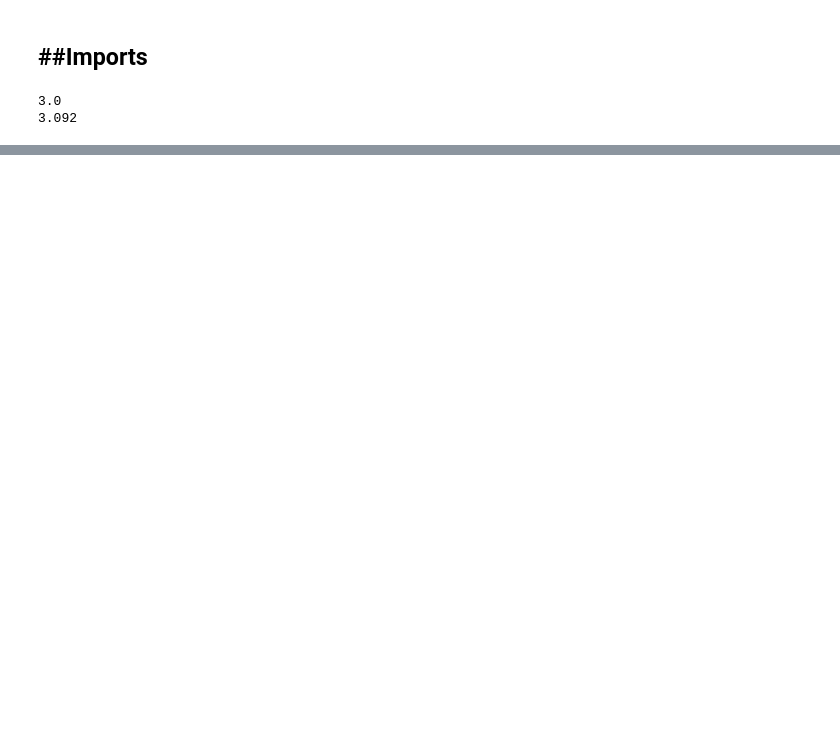
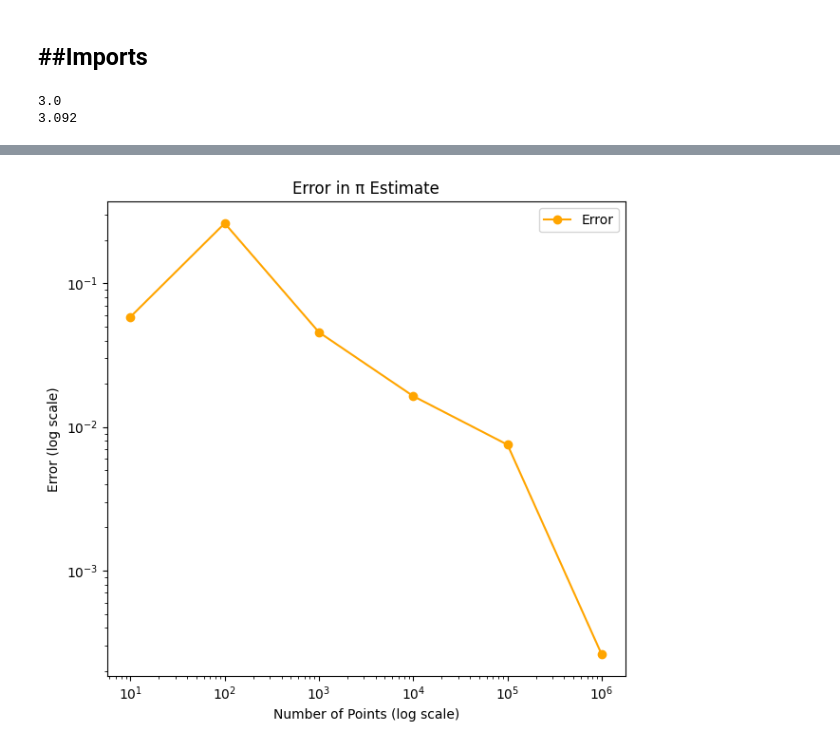
Before and after one commit to Nahom32/Randomness-Simulation, a Jupyter notebook: monte_carlo.ipynb, the cells around one changed output, grey strips where cells are left out. Drawn from its saved outputs; the diff is of its cells as text; code cells hidden in the pictures; blank space fills up the shorter version.

```diff
--- a/monte_carlo.ipynb
+++ b/monte_carlo.ipynb
@@ -51,0 +56,25 @@ def plot_pi_convergence(arr_of_points):
+# %%
+def plot_pi_error_convergence(arr_of_points):
+  """
+  This function plots the convergence of pi estimate error with estimated versus
+  the actual pi value.
+  parameters:
+  arr_of_points: array of points
+  """
+  values_error = list(map(lambda x: numpy.abs(estimate_pi(x)-numpy.pi), arr_of_points))
+  plt.figure(figsize=(12, 6))
+  plt.subplot(1, 2, 2)
+  plt.plot(arr_of_points, values_error, marker='o', color='orange', label='Error')
+  plt.xscale('log')
+  plt.yscale('log')
+  plt.xlabel('Number of Points (log scale)')
+  plt.ylabel('Error (log scale)')
+  plt.title('Error in π Estimate')
+  plt.legend()
+
+  plt.tight_layout()
+  plt.show()
+
+plot_pi_error_convergence([10, 100, 1000, 10000, 100000, 1000000])
+# %% [output]
+[figure, added]
```
Also changed, not shown: parts of 1 cell of this notebook.
